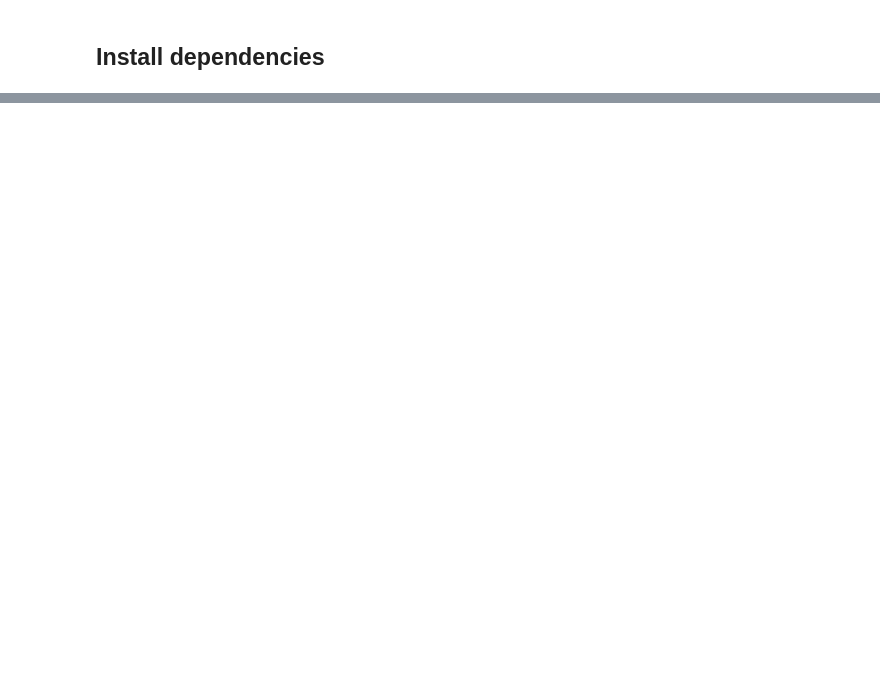
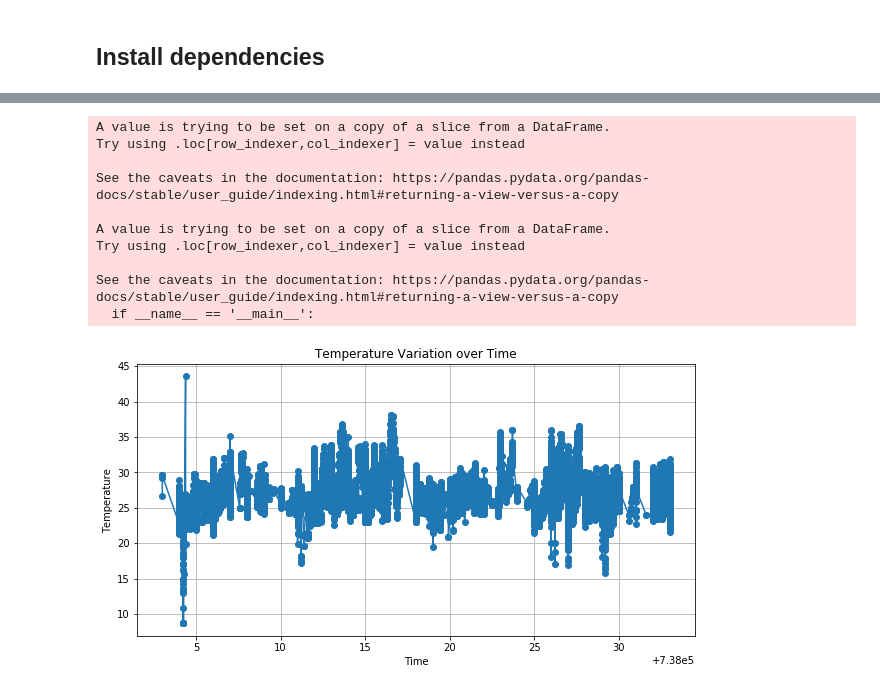
Before and after one commit to shaonsani/shaonsani-amse-template, a Jupyter notebook: exploration.ipynb, the cells around one changed output, grey strips where cells are left out. Saved outputs shown, nothing was run; the diff lists cells and outputs as text; code cells hidden in the pictures; blank space fills up the shorter version.

```diff
--- a/exploration.ipynb
+++ b/exploration.ipynb
@@ -75,0 +54,3 @@ array(['neu', None], dtype=object)
+# %%
+# Drop rows with missing values
+aachen_mobilithek_data.dropna(inplace=True)
@@ -75,0 +125,31 @@ array(['neu', None], dtype=object)
+# %%
+import matplotlib.dates as mdates
+# Filter the DataFrame to include only rows where the parameter is 'Temperature'
+temperature_data = aachen_mobilithek_data[aachen_mobilithek_data['parameter'] == 'Temperature']
+
+# Convert 'Period' column to datetime type
+temperature_data['Period'] = pd.to_datetime(temperature_data['Period'])
+
+# Convert 'Period' column to numeric representation
+temperature_data['Period_Num'] = mdates.date2num(temperature_data['Period'])
+
+# Line plot of temperature over time
+plt.figure(figsize=(10, 5))
+plt.plot(temperature_data['Period_Num'], temperature_data['value'], marker='o')
+plt.xlabel('Time')
+plt.ylabel('Temperature')
+plt.title('Temperature Variation over Time')
+plt.grid(True)
+plt.show()
+# %% [output]
+A value is trying to be set on a copy of a slice from a DataFrame.
+Try using .loc[row_indexer,col_indexer] = value instead
+
+See the caveats in the documentation: https://pandas.pydata.org/pandas-docs/stable/user_guide/indexing.html#returning-a-view-versus-a-copy
+
+A value is trying to be set on a copy of a slice from a DataFrame.
+Try using .loc[row_indexer,col_indexer] = value instead
+
+See the caveats in the documentation: https://pandas.pydata.org/pandas-docs/stable/user_guide/indexing.html#returning-a-view-versus-a-copy
+  if __name__ == '__main__':
+[figure, added]
```
Also changed, not shown: parts of 19 cells of this notebook, 1 other file.
